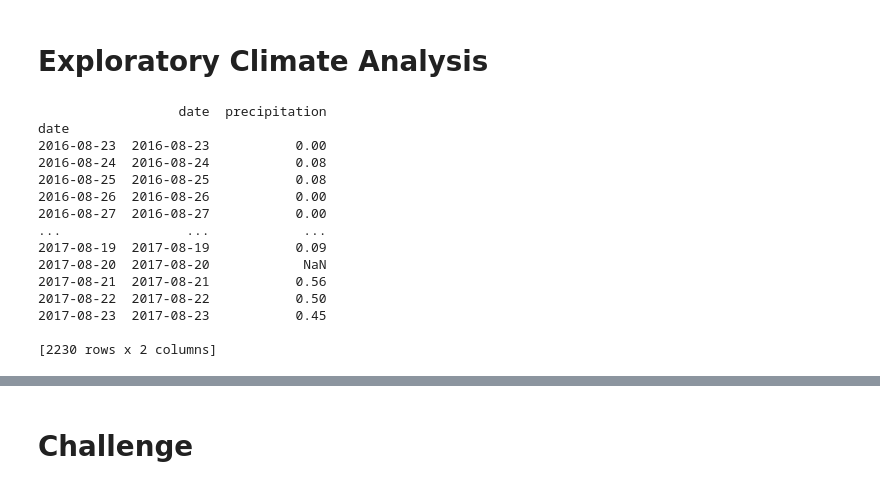
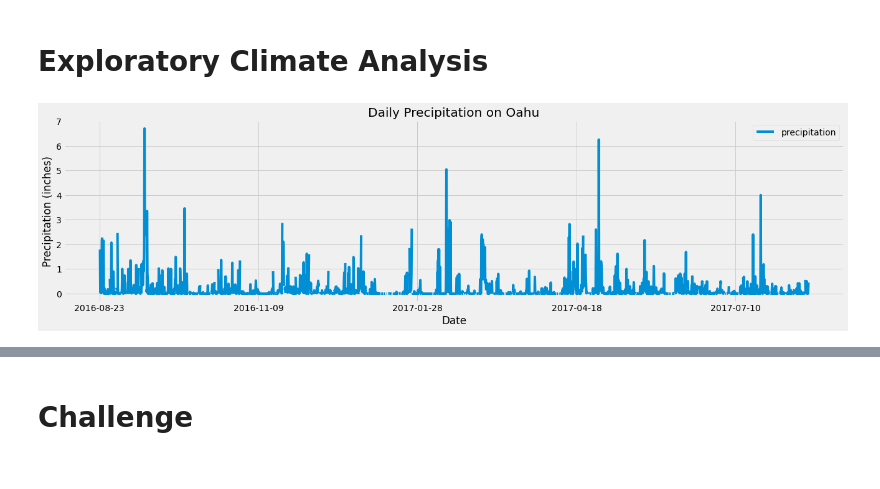
Before and after one commit to rmchartman/surfs_up, a Jupyter notebook: climate_analysis.ipynb, the cells around one changed output, grey strips where cells are left out. Drawn from its saved outputs; the diff is of its cells as text; code cells hidden in the pictures.

Commit message:
Added graph and summary statistics

```diff
--- a/climate_analysis.ipynb
+++ b/climate_analysis.ipynb
@@ -42,34 +42,31 @@ session = Session(engine)
 # %%
 # Design a query to retrieve the last 12 months of precipitation data and plot the results.
 #Starting from the last data point in the database.
 
 # Calculate the date one year from the last date in data set.
 prev_year = dt.date(2017, 8, 23) - dt.timedelta(days=365)
+
 # Perform a query to retrieve the data and precipitation scores
 results = []
 results = session.query(Measurement.date, Measurement.prcp).filter(Measurement.date >= prev_year).all()
+
 # Save the query results as a Pandas DataFrame and set the index to the date column
 df = pd.DataFrame(results, columns=['date', 'precipitation'])
+df.set_index(df['date'], inplace=True)
+
 # Sort the dataframe by date
-df.set_index(df['date'], inplace=True)
+df = df.sort_index()
+
 # Review dataset
-print(df.to_string(index=False))
+# print(df.to_string(index=False))
+
 # Use Pandas Plotting with Matplotlib to plot the data
+df.plot(figsize = (20,5))
+plt.title("Daily Precipitation on Oahu")
+plt.xlabel("Date")
+plt.ylabel("Precipitation (inches)")
+plt.show()
 # %% [output]
-                  date  precipitation
-date
-2016-08-23  2016-08-23           0.00
-2016-08-24  2016-08-24           0.08
-2016-08-25  2016-08-25           0.08
-2016-08-26  2016-08-26           0.00
-2016-08-27  2016-08-27           0.00
-...                ...            ...
-2017-08-19  2017-08-19           0.09
-2017-08-20  2017-08-20            NaN
-2017-08-21  2017-08-21           0.56
-2017-08-22  2017-08-22           0.50
-2017-08-23  2017-08-23           0.45
-
-[2230 rows x 2 columns]
+[figure, added]
 # %%
 # Use Pandas to calcualte the summary statistics for the precipitation data
```
Also changed, not shown: parts of 1 cell of this notebook.
